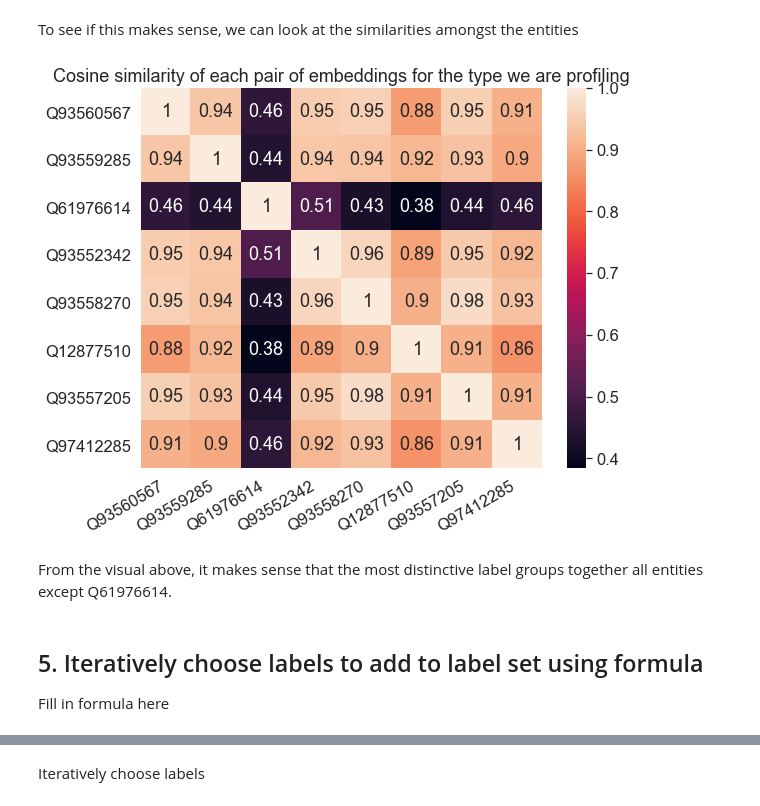
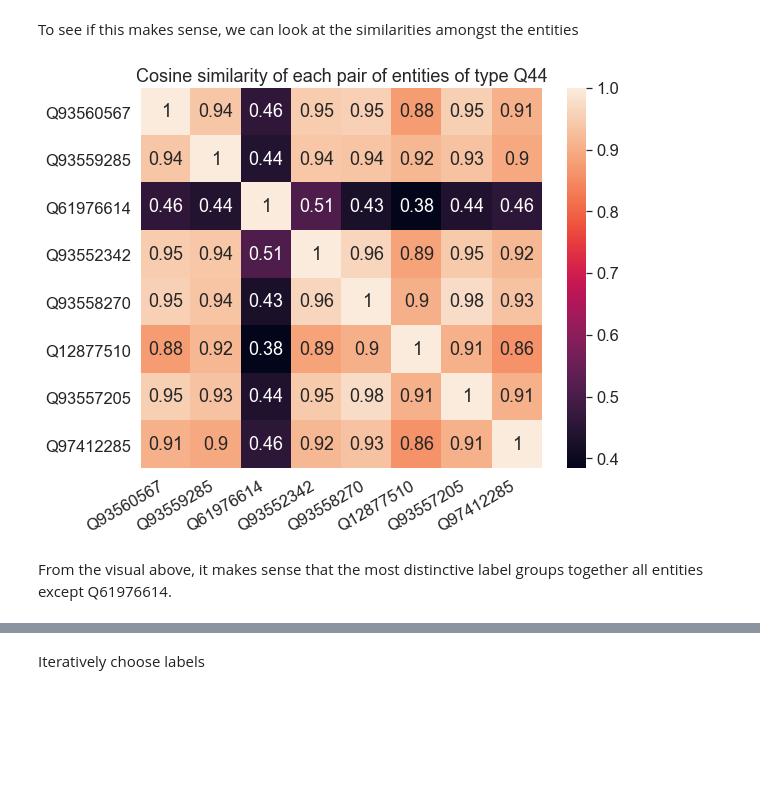
Before and after one commit to nicklein/kgtk, a Jupyter notebook: entity_profiling/select_final_label_set.ipynb, the cells around one changed output, grey strips where cells are left out. Saved outputs shown, nothing was run; the diff lists cells and outputs as text; code cells hidden in the pictures; blank space fills up the shorter version.

```diff
--- a/entity_profiling/select_final_label_set.ipynb
+++ b/entity_profiling/select_final_label_set.ipynb
@@ -427,20 +427,14 @@ To see if this makes sense, we can look at the similarities amongst the entities
 # %%
 embeddings = entity_embeddings[all_ents_in_type]
 similarity_mat = [entity_embeddings.cosine_similarities(e, embeddings) for e in embeddings]
-mask = np.zeros_like(similarity_mat)
-mask[np.triu_indices_from(mask)] = True
 labels = all_ents_in_type
-# Could mask to only show the lower triangle, but I think this is actually easier to read without the mask
 fig, ax = plt.subplots(figsize=(9,7))
 sns.set(font_scale=1.5)
 sns.heatmap(similarity_mat, ax=ax, xticklabels=labels, yticklabels=labels, annot=True)
 plt.xticks(rotation=30, horizontalalignment='right')
-plt.title("Cosine similarity of each pair of embeddings for the type we are profiling")
+plt.title("Cosine similarity of each pair of entities of type {}".format(type_to_profile))
 plt.show()
 # %% [output]
-[figure, old version]
+[figure, new version]
 # %% [markdown]
 From the visual above, it makes sense that the most distinctive label groups together all entities except Q61976614.
-# %% [markdown]
-## 5. Iteratively choose labels to add to label set using formula
-Fill in formula here
```
Also changed, not shown: parts of 8 cells of this notebook.
